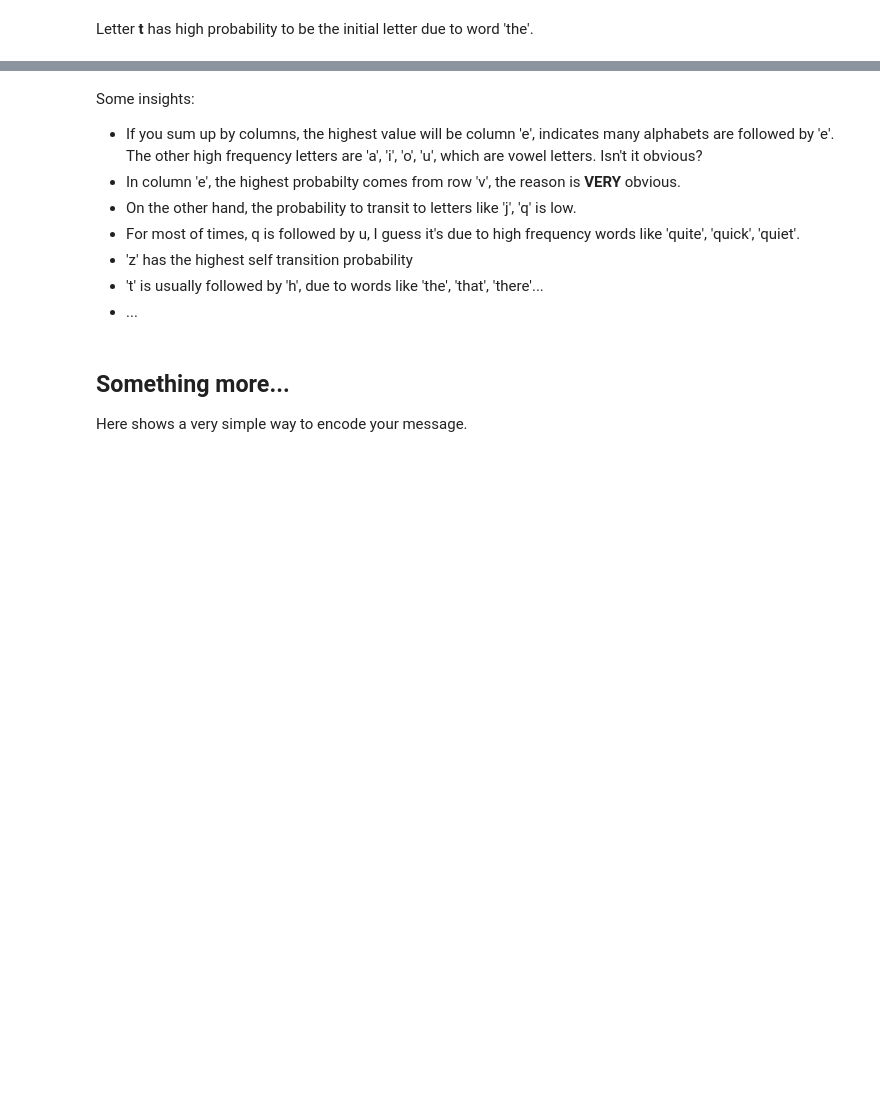
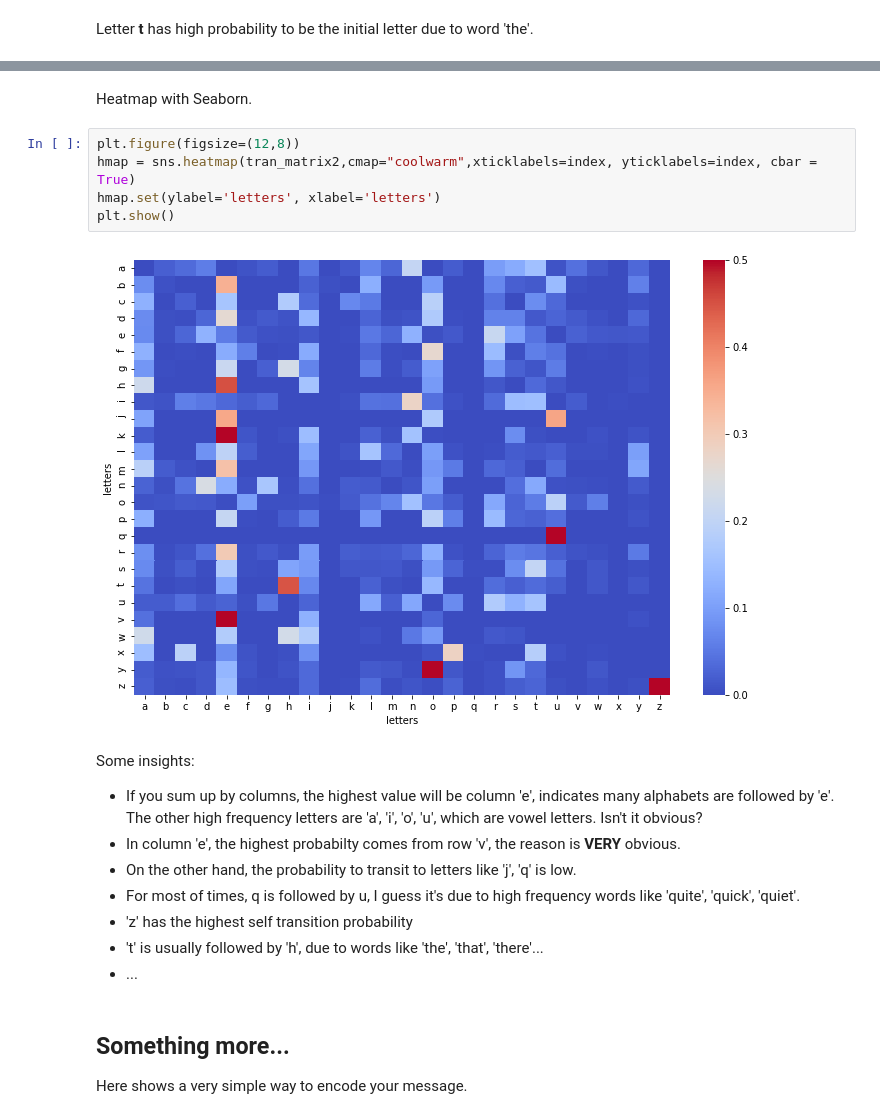
Before and after one commit to weizhaoalex/EnglishAlphabetMarkovModel, a Jupyter notebook: English Alphabet Markov Model.ipynb, the cells around one changed output, grey strips where cells are left out. Saved outputs shown, nothing was run; the diff lists cells and outputs as text; blank space fills up the shorter version.

```diff
--- a/English Alphabet Markov Model.ipynb
+++ b/English Alphabet Markov Model.ipynb
@@ -150,3 +140,12 @@ plt.show()
+# %% [markdown]
+Heatmap with Seaborn.
+# %%
+plt.figure(figsize=(12,8))
+hmap = sns.heatmap(tran_matrix2,cmap="coolwarm",xticklabels=index, yticklabels=index, cbar = True)
+hmap.set(ylabel='letters', xlabel='letters')
+plt.show()
+# %% [output]
+[figure, added]
 # %% [markdown]
 Some insights:
 - If you sum up by columns, the highest value will be column 'e', indicates many alphabets are followed by 'e'. The other high frequency letters are 'a', 'i', 'o', 'u', which are vowel letters. Isn't it obvious?
```
Also changed, not shown: parts of 7 cells of this notebook.
